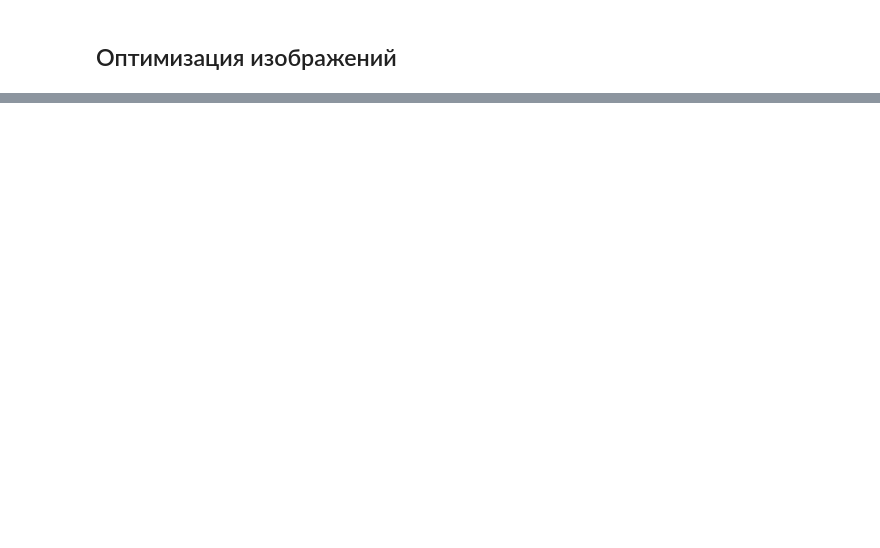
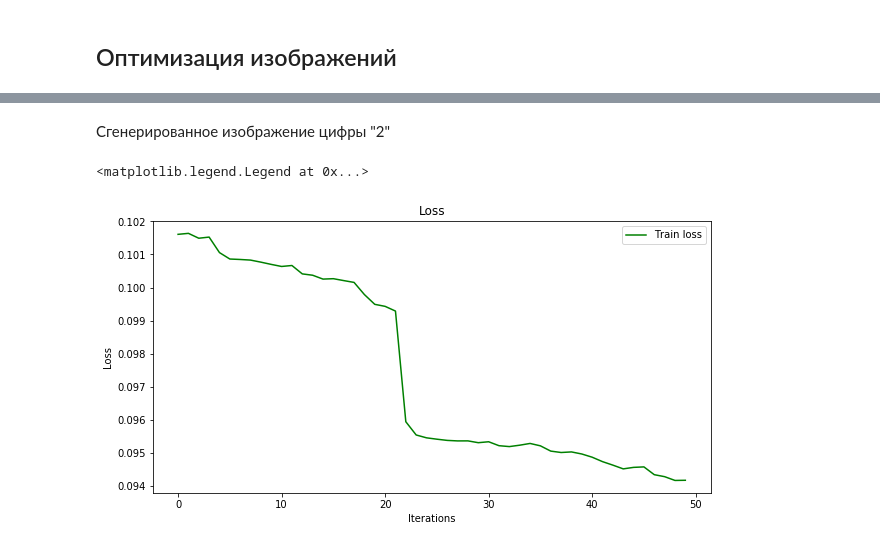
Before and after one commit to aleksey-egorov/dl-engineer-homework, a Jupyter notebook: homework_5/classifier_conv_generate_images.ipynb, the cells around one changed output, grey strips where cells are left out. Saved outputs shown, nothing was run; the diff lists cells and outputs as text; code cells hidden in the pictures; blank space fills up the shorter version.

```diff
--- a/homework_5/classifier_conv_generate_images.ipynb
+++ b/homework_5/classifier_conv_generate_images.ipynb
@@ -355,0 +324,14 @@ OUT= tensor([[ 2.3209e-08,  1.0454e+00,  2.3479e+00,  8.5699e-01,  1.4399e+00,
+# %% [markdown]
+Сгенерированное изображение цифры "2"
+# %%
+fig = plt.figure(figsize=(10, 5))
+ax = fig.add_subplot(111)
+ax.set_title("Loss")
+plt.plot(loss_stats[50:], color='green', label='Train loss')
+
+ax.set_ylabel("Loss")
+ax.set_xlabel("Iterations")
+ax.legend()
+# %% [output]
+<matplotlib.legend.Legend at 0x...>
+[figure, added]
```
Also changed, not shown: parts of 11 cells of this notebook, 7 other files.
